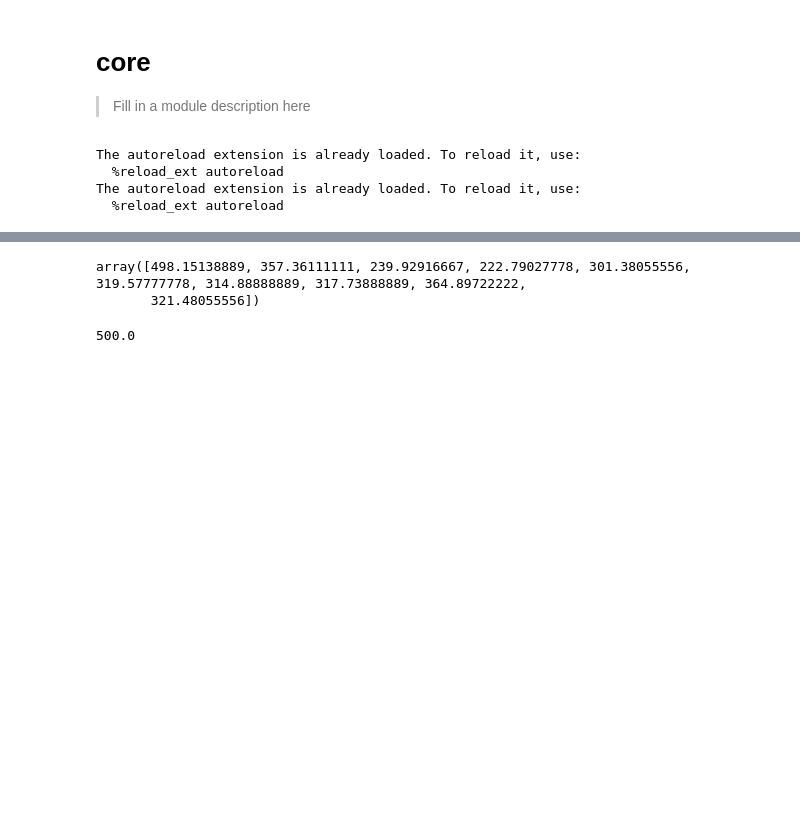
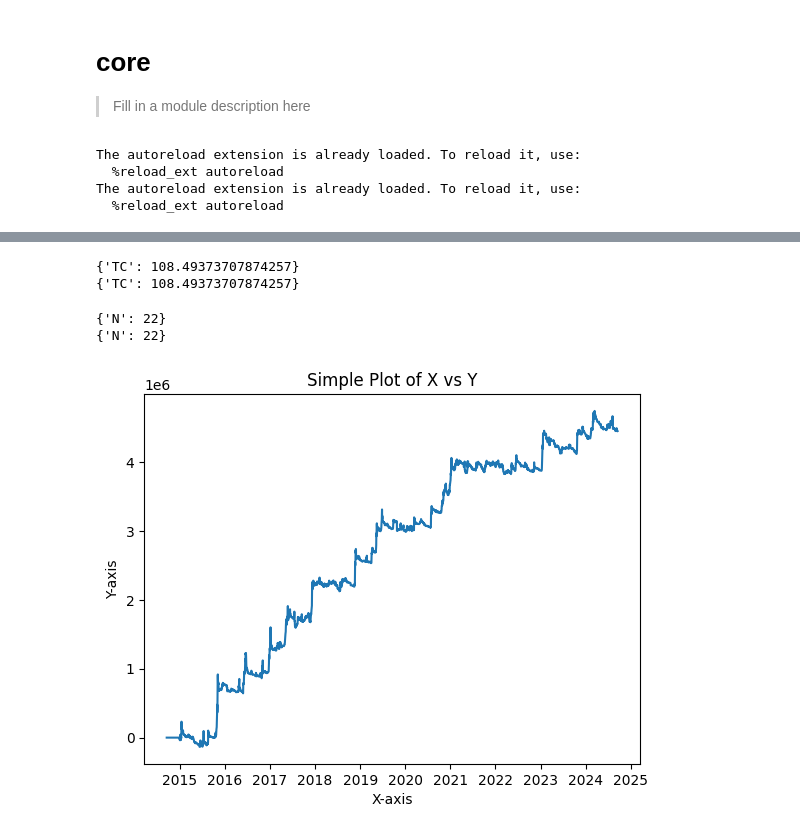
Before and after one commit to silvaac/backtest_sample, a Jupyter notebook: nbs/00_core.ipynb, the cells around one changed output, grey strips where cells are left out. Drawn from its saved outputs; the diff is of its cells as text; code cells hidden in the pictures; blank space fills up the shorter version.

```diff
--- a/nbs/00_core.ipynb
+++ b/nbs/00_core.ipynb
@@ -61,3 +57,22 @@ yHat
+# %%
+tc_func = get_tc()
+prm['tc_slope'] = 1e3
+prm['tc_bias'] = 100
+tcc = tc_func(df.values,prm)
+print(tcc.TC(100))
+# %% [output]
+{'TC': 108.49373707874257}
+{'TC': 108.49373707874257}
+# %%
+prm = {}
+prm['target_vol'] = 0.005
+prm['AUM'] = 10e6
+alloc = get_pm()
+pm = alloc(df.values,prm)
+print(pm.allocation(1,0.04))
+# %% [output]
+{'N': 22}
+{'N': 22}
 # %%
 when_trade = 'open'
 start_date = 100
@@ -66,6 +81,8 @@ prm['sdwin'] = 30
 prm['wvol']  = 60
 prm['target_vol'] = 0.005
 prm['AUM'] = 10e6
+prm['tc_slope'] = 1e3
+prm['tc_bias'] = 100
 time_line = df.index.values
 model_prices = df.values # ohlcav
 if when_trade == 'open':
@@ -77,8 +94,11 @@ target_er   = []
 target_risk = []
 # Create a 2D array with 3 rows and 4 columns, initialized to None
 position = []
-items = [0 for _ in range(6)]
-for tt in time_line[:(start_date+100)]:
+#[t_trade,t_n_new,t_yHat['y_hat'],t_rHat['vol_hat'],float(t_scale),pnl0,pnl]
+colnames = ['trade','position','ER','Risk','scale','pnl0','pnl']
+items = [0 for _ in range(len(colnames))]
+t_loop = time_line#[:(start_date+100)]
+for tt in t_loop:
     if tt<time_line[start_date]:
        position.append(items)
        continue
@@ -90,8 +110,10 @@ for tt in time_line[:(start_date+100)]:
     t_pp  = t_data[-2,4]
     t_tp  = t_data[-1,trade_price]
     t_tpp = t_data[-2,trade_price]
-    t_scale = round(prm['AUM']*prm['target_vol']/t_p,4)
-    t_n_new = round(t_scale*t_yHat['y_hat']/t_rHat['vol_hat'])
+    t_n_new = pm.allocation(t_yHat['y_hat'],t_rHat['vol_hat'],t_p)
+    #t_scale = round(prm['AUM']*prm['target_vol']/t_p,4)
+    #t_n_new = round(t_scale*t_yHat['y_hat']/t_rHat['vol_hat'])
+
     #print(t_n)
     # Accountant
     n_t_minus1 = position[-2][1]
@@ -102,16 +124,25 @@ for tt in time_line[:(start_date+100)]:
     model_t_minus1 = n_t_minus1*t_pp
     pnl0 = (model_t-trade_t)+(trade_t_minus1-model_t_minus1)
     tc0  = (n_t-n_t_minus1)
+    tcc    = tc_func(t_data,prm).TC(tc0)
+    pnl = pnl0-tcc['TC']
     #target position
-    t_trade = t_n_new - n_t
+    t_trade = t_n_new['N'] - n_t
 
-    position.append([t_trade,t_n_new,t_yHat['y_hat'],t_rHat['vol_hat'],float(t_scale),pnl0])
+    position.append([t_trade,t_n_new['N'],t_yHat['y_hat'],t_rHat['vol_hat'],float(t_scale),float(pnl0),float(pnl)])
-# %%
-0.02*t_data[-10:,-1]/(24*60)
-# %% [output]
-array([498.15138889, 357.36111111, 239.92916667, 222.79027778, 301.38055556, 319.57777778, 314.88888889, 317.73888889, 364.89722222,
-       321.48055556])
-# %%
-1e6*5e-4
-# %% [output]
-500.0
+# %%
+import matplotlib.pyplot as plt
+import numpy as np
+
+# Plot the data
+plt.plot(t_loop,np.cumsum(np.array(position)[:,-1]))
+
+# Add labels and title
+plt.xlabel('X-axis')
+plt.ylabel('Y-axis')
+plt.title('Simple Plot of X vs Y')
+
+# Show the plot
+plt.show()
+# %% [output]
+[figure, added]
```
Also changed, not shown: parts of 4 cells of this notebook, 9 other files.
